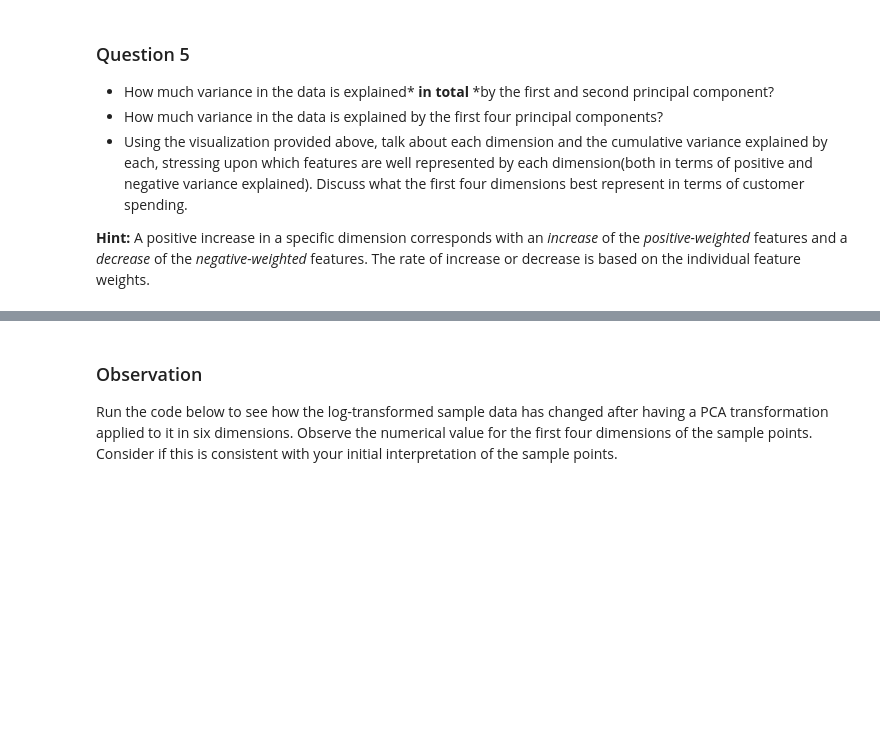
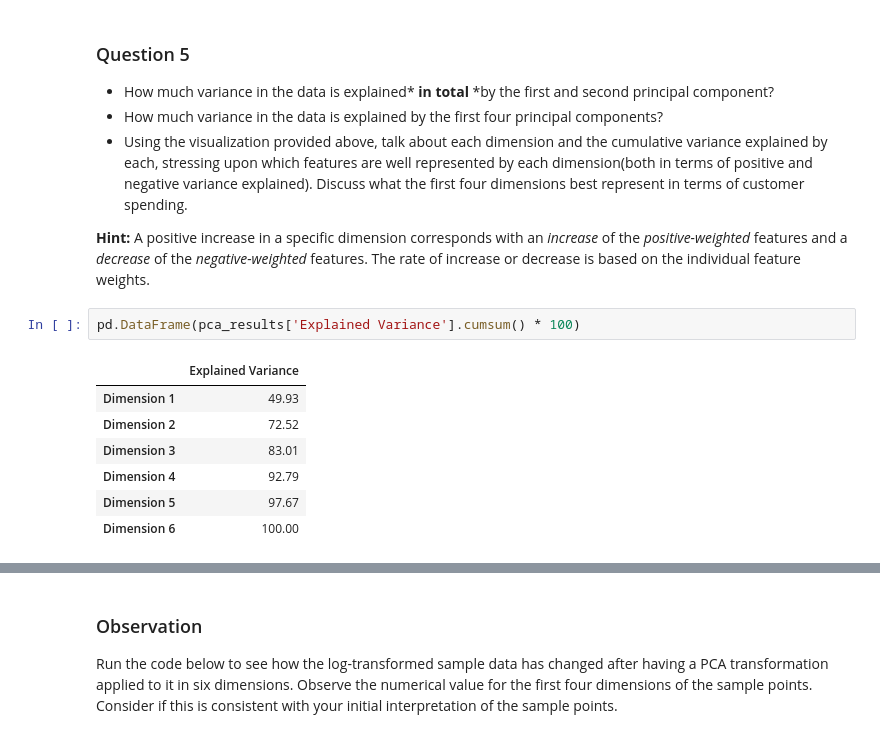
Before and after one commit to MayukhSobo/CustomerSegments, a Jupyter notebook: customer_segments.ipynb, the cells around one changed output, grey strips where cells are left out. Cells and saved outputs as stored; diff of their text form; blank space fills up the shorter version.

```diff
--- a/customer_segments.ipynb
+++ b/customer_segments.ipynb
@@ -353,6 +353,16 @@ pca_results = vs.pca_results(good_data, pca)
 * Using the visualization provided above, talk about each dimension and the cumulative variance explained by each, stressing upon which features are well represented by each dimension(both in terms of positive and negative variance explained). Discuss what the first four dimensions best represent in terms of customer spending.
 
 **Hint:** A positive increase in a specific dimension corresponds with an *increase* of the *positive-weighted* features and a *decrease* of the *negative-weighted* features. The rate of increase or decrease is based on the individual feature weights.
+# %%
+pd.DataFrame(pca_results['Explained Variance'].cumsum() * 100)
+# %% [output]
+|  | Explained Variance |
+| Dimension 1 | 49.93 |
+| Dimension 2 | 72.52 |
+| Dimension 3 | 83.01 |
+| Dimension 4 | 92.79 |
+| Dimension 5 | 97.67 |
+| Dimension 6 | 100.00 |
 # %% [markdown]
 **Answer:**
 
```
Also changed, not shown: parts of 4 cells of this notebook.
